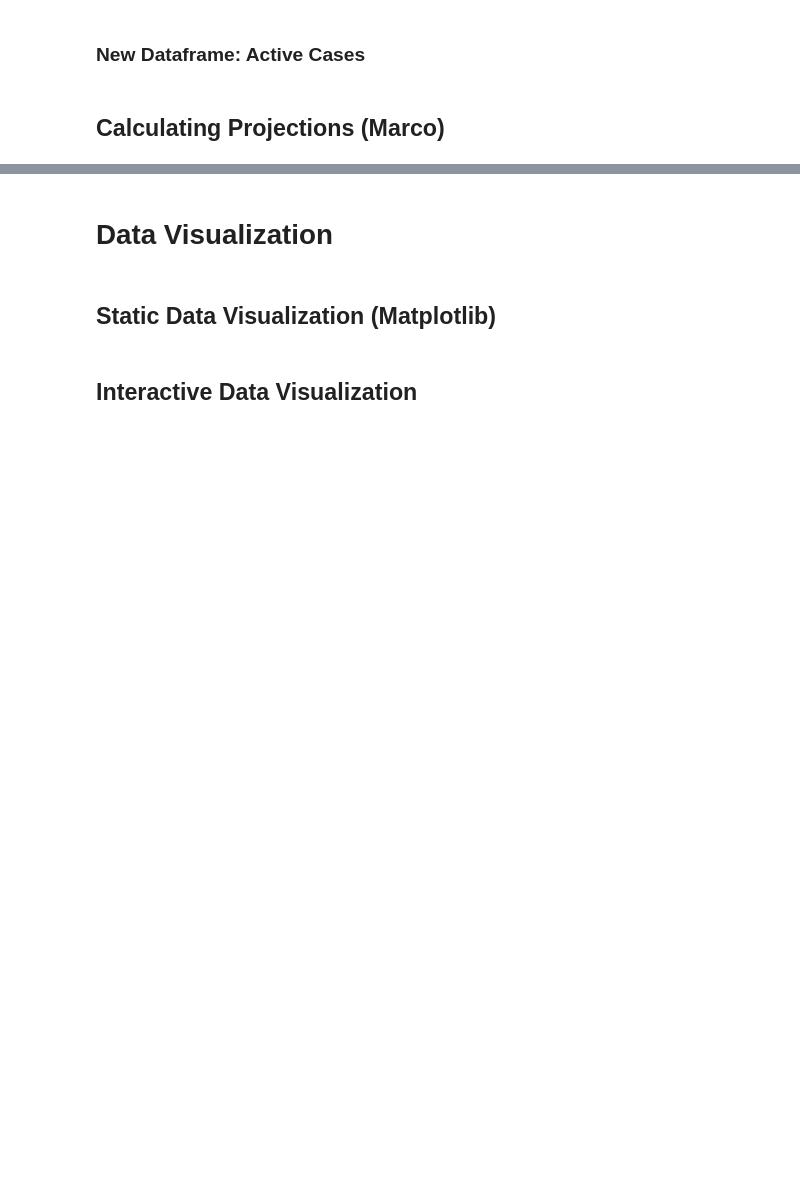
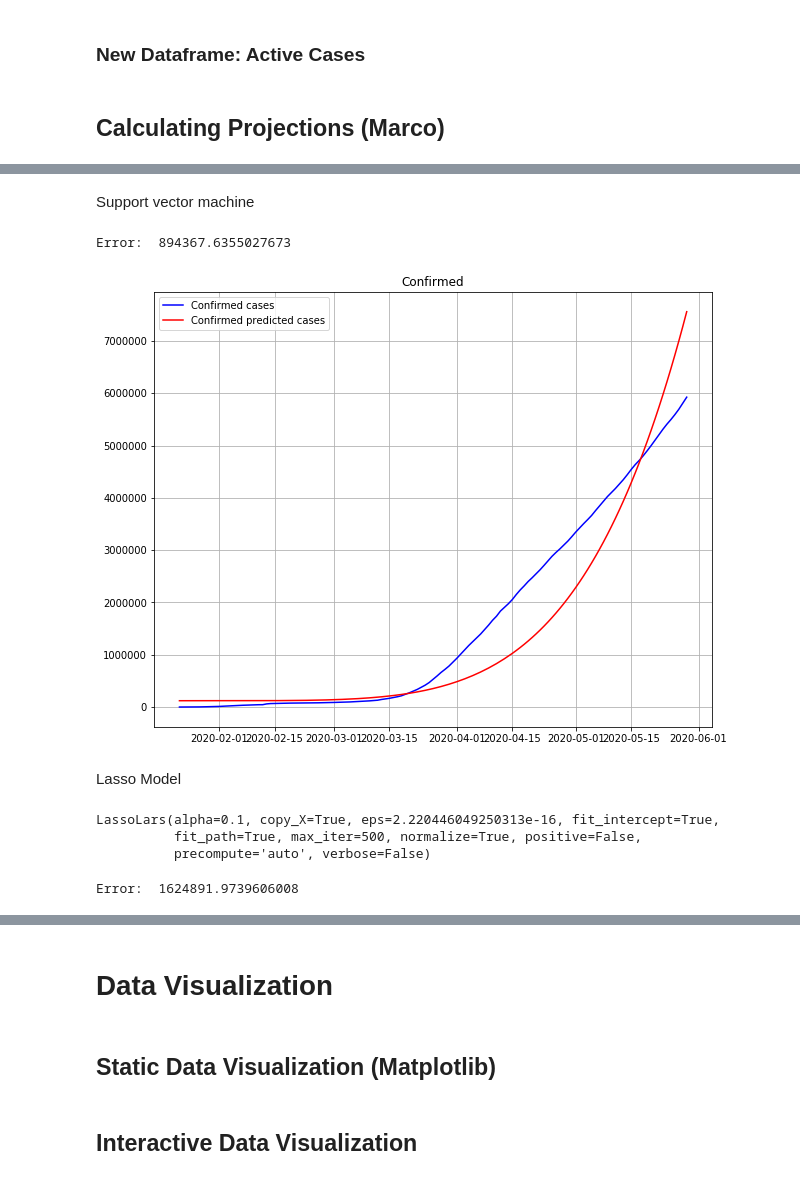
Before and after one commit to rechavar/pyCovid_TechLabsProj, a Jupyter notebook: TechLabs__finalProject_interactive_visualization.ipynb, the cells around one changed output, grey strips where cells are left out. Drawn from its saved outputs; the diff is of its cells as text; code cells hidden in the pictures; blank space fills up the shorter version.

```diff
--- a/TechLabs__finalProject_interactive_visualization.ipynb
+++ b/TechLabs__finalProject_interactive_visualization.ipynb
@@ -268,0 +338,4 @@ DatetimeIndex(['2020-01-22', '2020-01-23', '2020-01-24', '2020-01-25',
+# %%
+datewise['Mortality'] = datewise['Death']/datewise['Confirmed']*100
+datewise['Recovery'] = datewise['Recovered']/datewise['Confirmed']*100
+datewise
@@ -268,0 +426,15 @@ DatetimeIndex(['2020-01-22', '2020-01-23', '2020-01-24', '2020-01-25',
+# %% [markdown]
+Support vector machine
+# %%
+svm = SVR(C=1, degree=5, kernel='poly', epsilon = 0.001)
+svm.fit(np.asarray(train['Days since']).reshape(-1,1), np.asarray(train['Confirmed']).reshape(-1,1))
+predictions = svm.predict(np.asarray(val['Days since']).reshape(-1,1))
+rmse_svm = np.sqrt(mean_squared_error(val['Confirmed'], predictions))
+print('Error: ', rmse_svm)
+y_hat_svm = svm.predict(np.asarray(datewise['Days since']).reshape(-1,1))
+plot_model(datewise.index, datewise['Confirmed'], y_hat_svm,'Confirmed')
+# %% [output]
+Error:  894367.6355027673
+[figure, added]
+# %% [markdown]
+Lasso Model
@@ -268,0 +443,12 @@ DatetimeIndex(['2020-01-22', '2020-01-23', '2020-01-24', '2020-01-25',
+# %%
+lassoReg.fit(np.asarray(train['Days since']).reshape(-1,1), np.asarray(train['Confirmed']).reshape(-1,1))
+# %% [output]
+LassoLars(alpha=0.1, copy_X=True, eps=2.220446049250313e-16, fit_intercept=True,
+          fit_path=True, max_iter=500, normalize=True, positive=False,
+          precompute='auto', verbose=False)
+# %%
+predictions = lassoReg.predict(np.asarray(val['Days since']).reshape(-1,1))
+rmse_lasso = np.sqrt(mean_squared_error(val['Confirmed'], predictions))
+print('Error: ', rmse_lasso)
+# %% [output]
+Error:  1624891.9739606008
```
Also changed, not shown: parts of 79 cells of this notebook.
